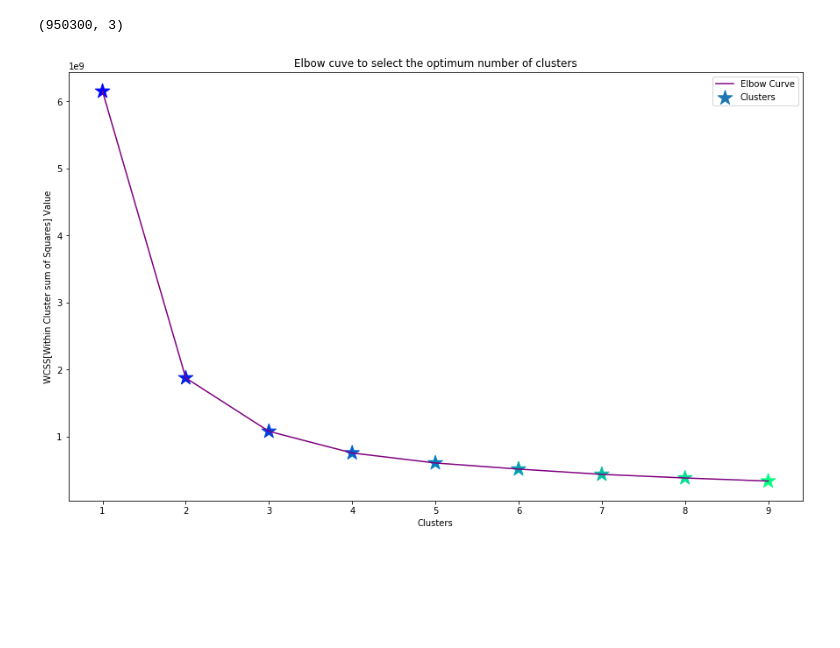
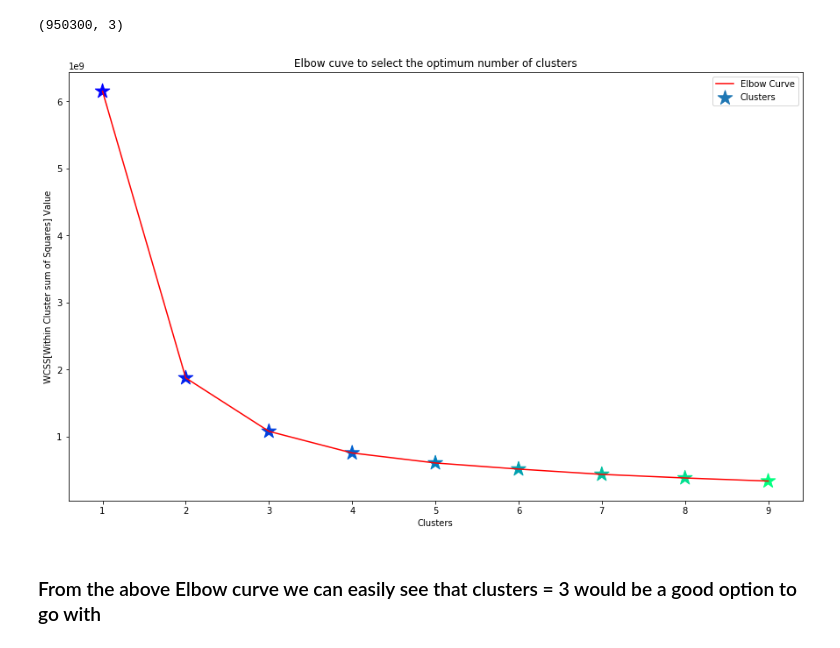
Before and after one commit to HarshitDawar55/Machine_And_Deep_Learning, a Jupyter notebook: Projects/Image_Colour_Extraction/Untitled.ipynb, the cells around one changed output. Cells and saved outputs as stored; diff of their text form; code cells hidden in the pictures; blank space fills up the shorter version.

```diff
--- a/Projects/Image_Colour_Extraction/Untitled.ipynb
+++ b/Projects/Image_Colour_Extraction/Untitled.ipynb
@@ -45,24 +45,26 @@ for i in range(1, 10):
 # %%
 # Plotting the graph
 fig, ax = subplots(figsize = (15,9))
 
 ax.scatter(range(1, 10),
            wcss,
            label = "Clusters",
            c = range(1, 10),
            s = 300,
            cmap = "winter",
            marker = '*' )
 
 ax.plot(range(1, 10),
         wcss,
         label = "Elbow Curve",
-        c = "purple")
+        c = "red" )
 
 title("Elbow cuve to select the optimum number of clusters")
 xlabel("Clusters")
 ylabel("WCSS[Within Cluster sum of Squares] Value")
 legend()
 show()
 # %% [output]
-[figure, old version]
+[figure, new version]
+# %% [markdown]
+### From the above Elbow curve we can easily see that clusters = 3 would be a good option to go with
```
